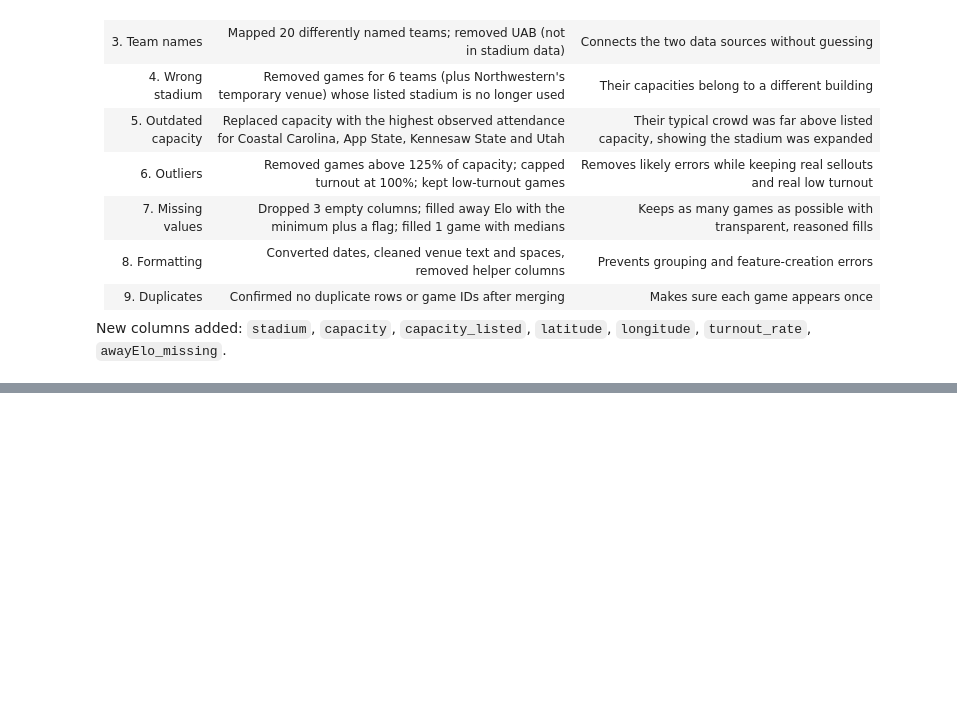
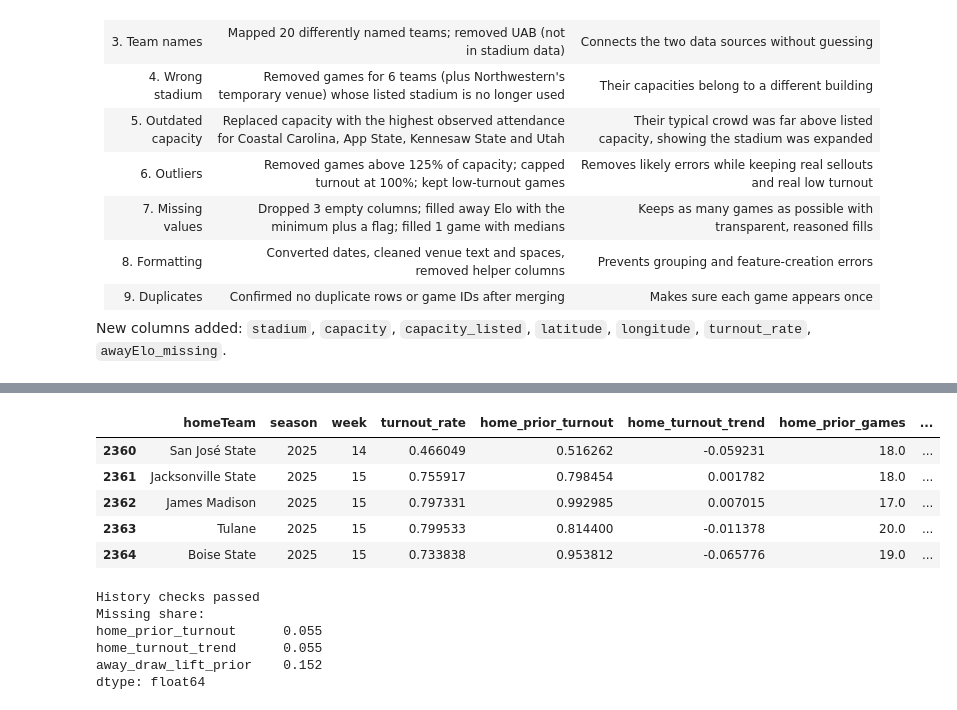
Before and after one commit to Break-Through-Tech/Sports-Analytics-1B-assessing-football-stadium-attendance-and-experience, a Jupyter notebook: notebooks/01_eda_feature_engineering.ipynb, the cells around one changed output, grey strips where cells are left out. Drawn from its saved outputs; the diff is of its cells as text; code cells hidden in the pictures; blank space fills up the shorter version.

Commit message:
Add feature engineering steps 1-6 (time, matchup, Elo, travel, history features)

```diff
--- a/notebooks/01_eda_feature_engineering.ipynb
+++ b/notebooks/01_eda_feature_engineering.ipynb
@@ -1663,0 +1787,12 @@ New columns added: `stadium`, `capacity`, `capacity_listed`, `latitude`, `longit
+# %%
+feat_df["conferenceGame"] = feat_df["conferenceGame"].astype(int)
+feat_df["away_is_fcs"] = (feat_df["awayClassification"] == "fcs").astype(int)
+
+same_conference = (feat_df["homeConference"] == feat_df["awayConference"]).astype(int)
+
+print("away_is_fcs vs awayElo_missing, share of equal rows:",
+      round((feat_df["away_is_fcs"] == feat_df["awayElo_missing"]).mean(), 4))
+print("conferenceGame vs same conference, share of equal rows:",
+      round((feat_df["conferenceGame"] == same_conference).mean(), 4))
+print()
+print(feat_df[["conferenceGame", "away_is_fcs"]].mean().round(3))
@@ -1663,0 +1824,5 @@ New columns added: `stadium`, `capacity`, `capacity_listed`, `latitude`, `longit
+# %%
+feat_df["elo_diff"] = feat_df["homePregameElo"] - feat_df["awayPregameElo"]
+feat_df["elo_abs_diff"] = feat_df["elo_diff"].abs()
+
+feat_df[["homePregameElo", "elo_diff", "elo_abs_diff"]].describe().round(1)
@@ -1663,0 +1917,51 @@ New columns added: `stadium`, `capacity`, `capacity_listed`, `latitude`, `longit
+# %%
+def add_history_features(games):
+    games = games.sort_values(["startDate", "id"]).copy()
+
+    by_home = games.groupby("homeId")["turnout_rate"]
+    games["home_prior_turnout"] = by_home.transform(lambda s: s.shift(1).expanding().mean())
+    last3 = by_home.transform(lambda s: s.shift(1).rolling(3, min_periods=1).mean())
+    games["home_turnout_trend"] = last3 - games["home_prior_turnout"]
+    games["home_prior_games"] = by_home.transform(lambda s: s.shift(1).expanding().count())
+
+    # Visitor effect: how much above or below the host's usual turnout this team draws
+    games["_lift"] = games["turnout_rate"] - games["home_prior_turnout"]
+    games["away_draw_lift_prior"] = games.groupby("awayId")["_lift"].transform(
+        lambda s: s.shift(1).expanding().mean()
+    )
+    return games.drop(columns="_lift")
+
+
+feat_df = add_history_features(feat_df).reset_index(drop=True)
+feat_df[["homeTeam", "season", "week", "turnout_rate",
+         "home_prior_turnout", "home_turnout_trend", "home_prior_games",
+         "away_draw_lift_prior"]].tail()
+# %% [output]
+|  | homeTeam | season | week | turnout_rate | home_prior_turnout | home_turnout_trend | home_prior_games | ... |
+| 2360 | San José State | 2025 | 14 | 0.466049 | 0.516262 | -0.059231 | 18.0 | ... |
+| 2361 | Jacksonville State | 2025 | 15 | 0.755917 | 0.798454 | 0.001782 | 18.0 | ... |
+| 2362 | James Madison | 2025 | 15 | 0.797331 | 0.992985 | 0.007015 | 17.0 | ... |
+| 2363 | Tulane | 2025 | 15 | 0.799533 | 0.814400 | -0.011378 | 20.0 | ... |
+| 2364 | Boise State | 2025 | 15 | 0.733838 | 0.953812 | -0.065776 | 19.0 | ... |
+# %%
+# Check 1: the first game of every home team has no history
+first_games = feat_df.groupby("homeId").head(1)
+assert first_games["home_prior_turnout"].isna().all()
+assert (first_games["home_prior_games"] == 0).all()
+
+# Check 2: recompute one team by hand
+team_id = feat_df["homeId"].value_counts().index[0]
+team_rows = feat_df[feat_df["homeId"] == team_id].sort_values("startDate")
+manual = team_rows["turnout_rate"].expanding().mean().shift(1)
+assert np.allclose(manual.fillna(-1), team_rows["home_prior_turnout"].fillna(-1))
+
+print("History checks passed")
+print("Missing share:")
+print(feat_df[["home_prior_turnout", "home_turnout_trend", "away_draw_lift_prior"]].isna().mean().round(3))
+# %% [output]
+History checks passed
+Missing share:
+home_prior_turnout      0.055
+home_turnout_trend      0.055
+away_draw_lift_prior    0.152
+dtype: float64
```
Also changed, not shown: parts of 20 cells of this notebook, 1 other file.
